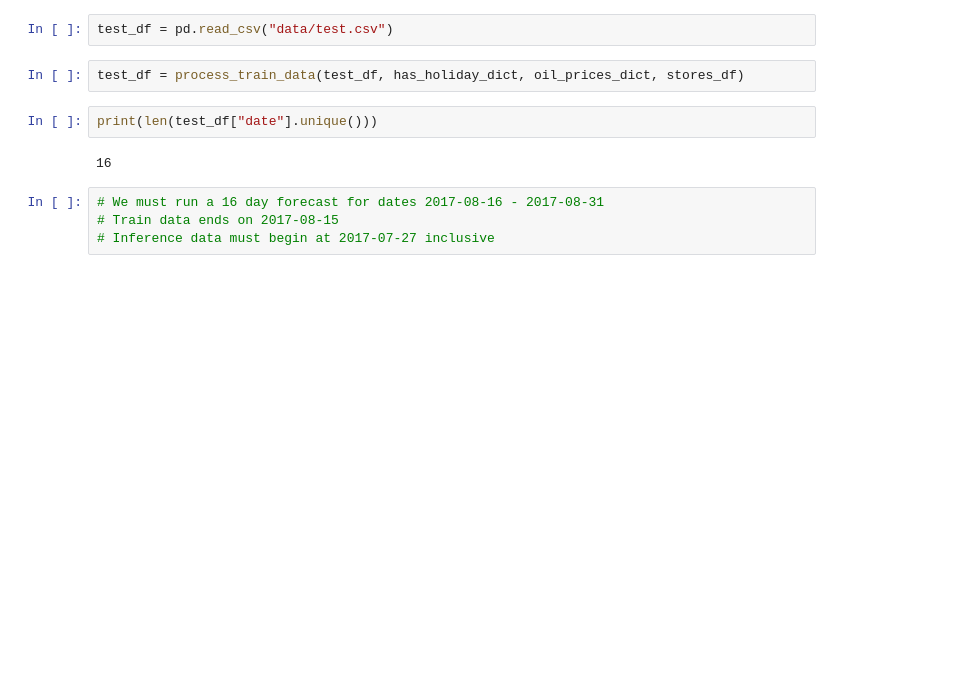
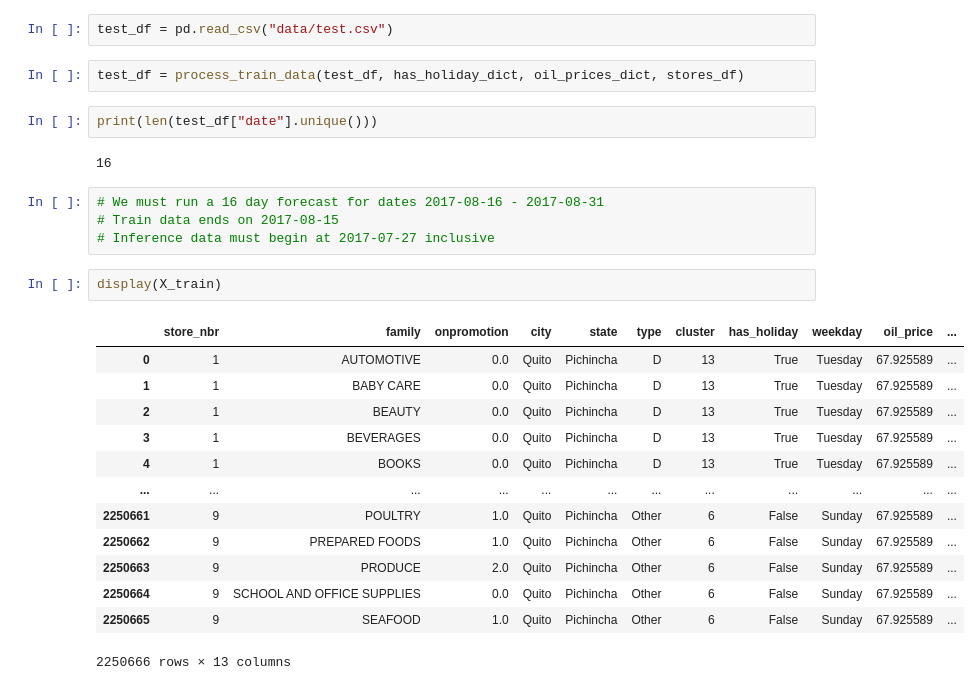
Before and after one commit to Zak3211/kaggle_competitions, a Jupyter notebook: Store Sales - Time Series Forecasting/solution.ipynb, the cells around one changed output. Saved outputs shown, nothing was run; the diff lists cells and outputs as text; blank space fills up the shorter version.

```diff
--- a/Store Sales - Time Series Forecasting/solution.ipynb
+++ b/Store Sales - Time Series Forecasting/solution.ipynb
@@ -586,3 +588,19 @@ print(len(test_df["date"].unique()))
 # We must run a 16 day forecast for dates 2017-08-16 - 2017-08-31
 # Train data ends on 2017-08-15
 # Inference data must begin at 2017-07-27 inclusive
+# %%
+display(X_train)
+# %% [output]
+|  | store_nbr | family | onpromotion | city | state | type | cluster | has_holiday | weekday | oil_price | ... |
+| 0 | 1 | AUTOMOTIVE | 0.0 | Quito | Pichincha | D | 13 | True | Tuesday | 67.925589 | ... |
+| 1 | 1 | BABY CARE | 0.0 | Quito | Pichincha | D | 13 | True | Tuesday | 67.925589 | ... |
+| 2 | 1 | BEAUTY | 0.0 | Quito | Pichincha | D | 13 | True | Tuesday | 67.925589 | ... |
+| 3 | 1 | BEVERAGES | 0.0 | Quito | Pichincha | D | 13 | True | Tuesday | 67.925589 | ... |
+| 4 | 1 | BOOKS | 0.0 | Quito | Pichincha | D | 13 | True | Tuesday | 67.925589 | ... |
+| ... | ... | ... | ... | ... | ... | ... | ... | ... | ... | ... | ... |
+| 2250661 | 9 | POULTRY | 1.0 | Quito | Pichincha | Other | 6 | False | Sunday | 67.925589 | ... |
+| 2250662 | 9 | PREPARED FOODS | 1.0 | Quito | Pichincha | Other | 6 | False | Sunday | 67.925589 | ... |
+| 2250663 | 9 | PRODUCE | 2.0 | Quito | Pichincha | Other | 6 | False | Sunday | 67.925589 | ... |
+| 2250664 | 9 | SCHOOL AND OFFICE SUPPLIES | 0.0 | Quito | Pichincha | Other | 6 | False | Sunday | 67.925589 | ... |
+| 2250665 | 9 | SEAFOOD | 1.0 | Quito | Pichincha | Other | 6 | False | Sunday | 67.925589 | ... |
+2250666 rows × 13 columns
```
Also changed, not shown: parts of 7 cells of this notebook.
